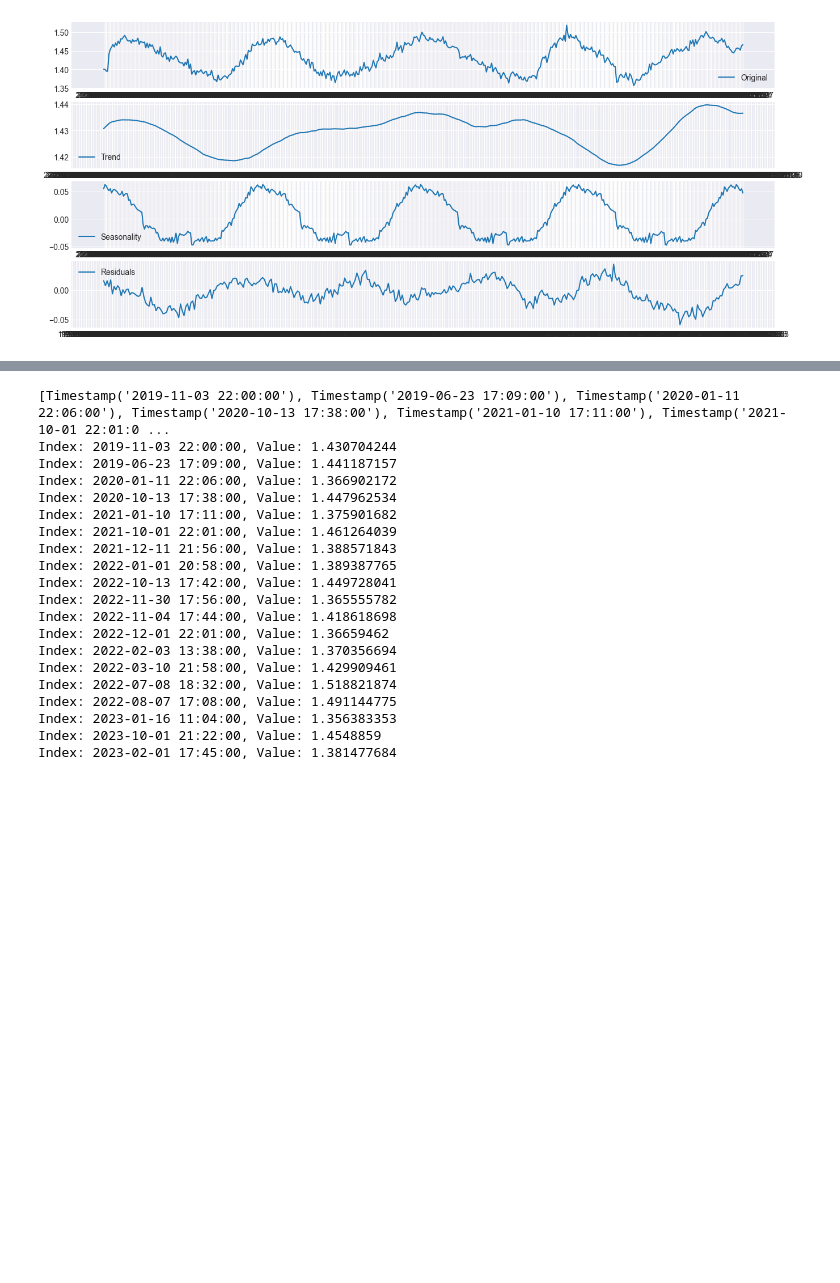
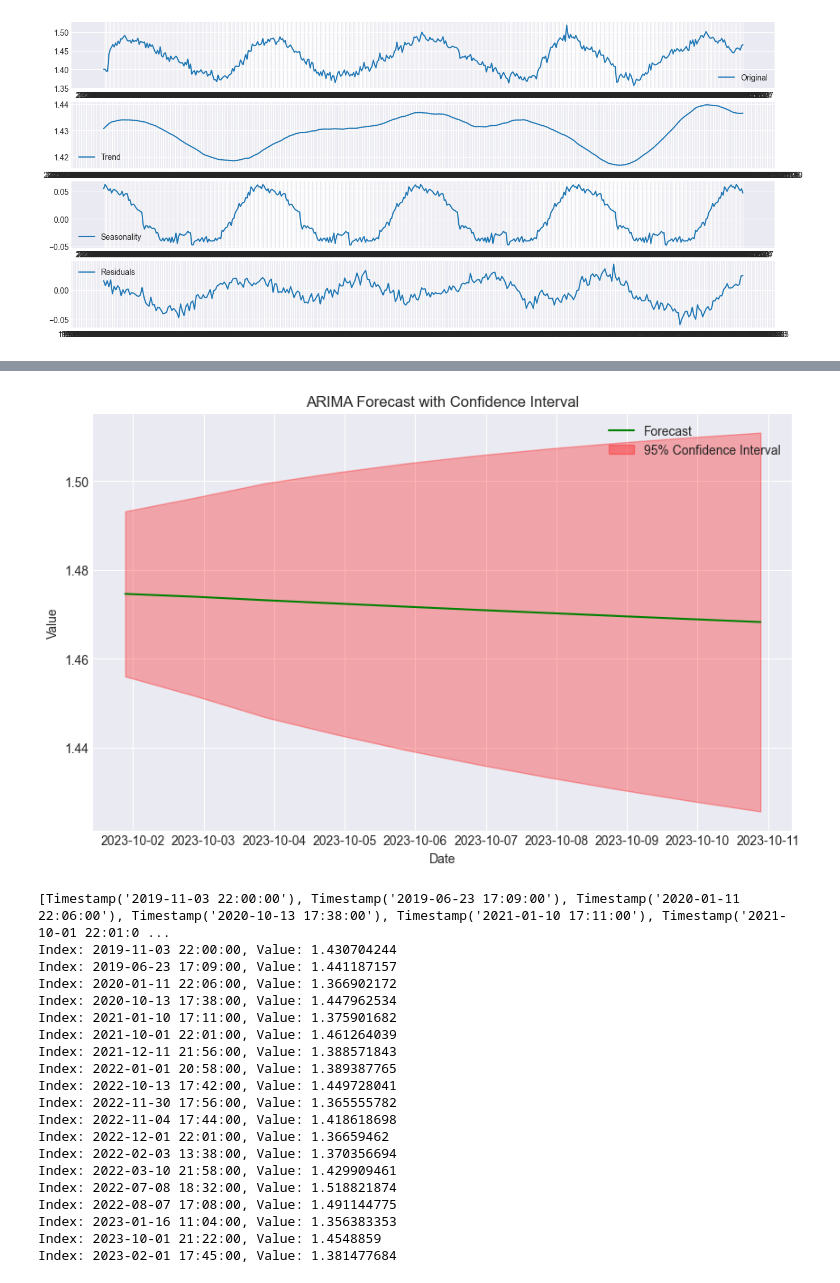
Before and after one commit to Tan-630/ARIMA, a Jupyter notebook: arima_soh.ipynb, the cells around one changed output, grey strips where cells are left out. Drawn from its saved outputs; the diff is of its cells as text; code cells hidden in the pictures; blank space fills up the shorter version.

```diff
--- a/arima_soh.ipynb
+++ b/arima_soh.ipynb
@@ -240,3 +225,21 @@ Text(0.5, 1.0, 'RMSE: inf')
+# %%
+# 进行未来 10 步的预测
+forecast_result = results_ARIMA.get_forecast(steps=10, alpha=0.05)  # 设置置信水平为 95%
+forecast = forecast_result.predicted_mean
+conf_int = forecast_result.conf_int()
+
+# 绘制预测结果和95%置信区间
+plt.figure(figsize=(10, 6))
+# plt.plot(data.index, data, label='Original Data')
+plt.plot(pd.date_range(start=label.index[-1], periods=10, freq='D'), forecast, color='green', label='Forecast')
+plt.fill_between(pd.date_range(start=label.index[-1], periods=10, freq='D'), conf_int.iloc[:, 0], conf_int.iloc[:, 1], color='red', alpha=0.3, label='95% Confidence Interval')
+plt.title('ARIMA Forecast with Confidence Interval')
+plt.xlabel('Date')
+plt.ylabel('Value')
+plt.legend()
+plt.show()
+# %% [output]
+[figure, added]
 # %%
 # 检测异常值
 # 先根据时间字段排序
```
Also changed, not shown: parts of 6 cells of this notebook.
